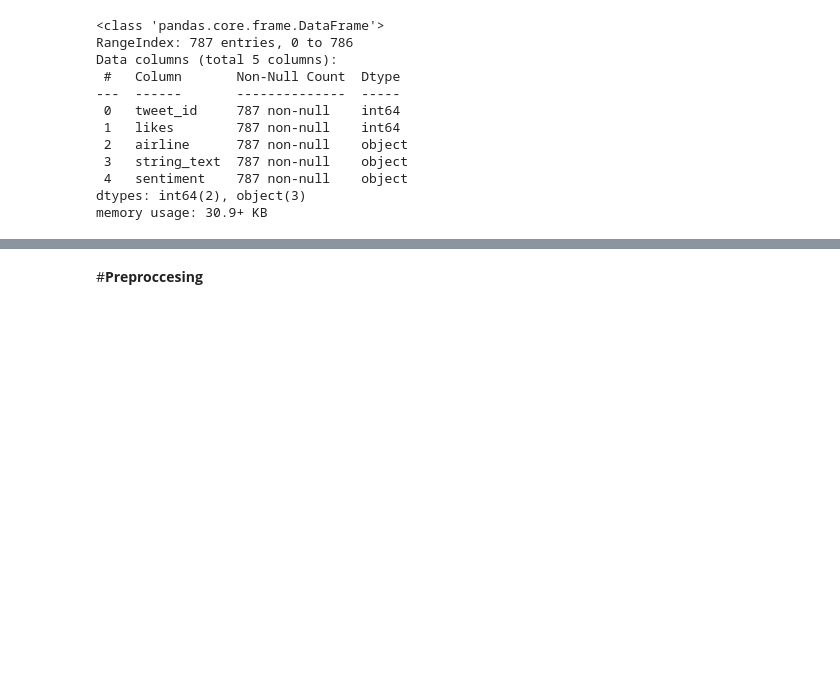
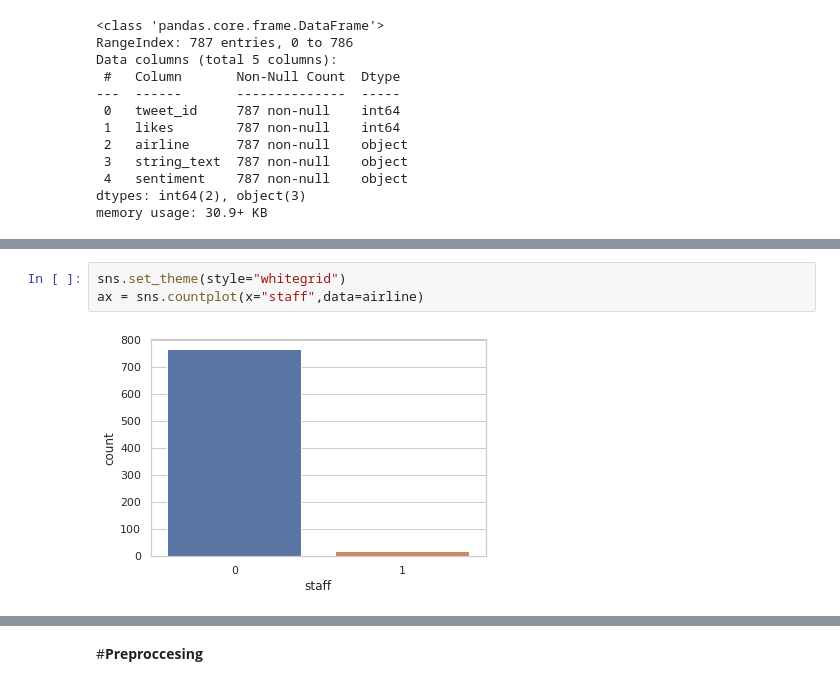
Before and after one commit to buthaina279/DS_Capstone_NLP, a Jupyter notebook: ML.ipynb, the cells around one changed output, grey strips where cells are left out. Cells and saved outputs as stored; diff of their text form; blank space fills up the shorter version.

```diff
--- a/ML.ipynb
+++ b/ML.ipynb
@@ -95,0 +297,5 @@ memory usage: 30.9+ KB
+# %%
+sns.set_theme(style="whitegrid")
+ax = sns.countplot(x="staff",data=airline)
+# %% [output]
+[figure, added]
```
Also changed, not shown: parts of 127 cells of this notebook.
